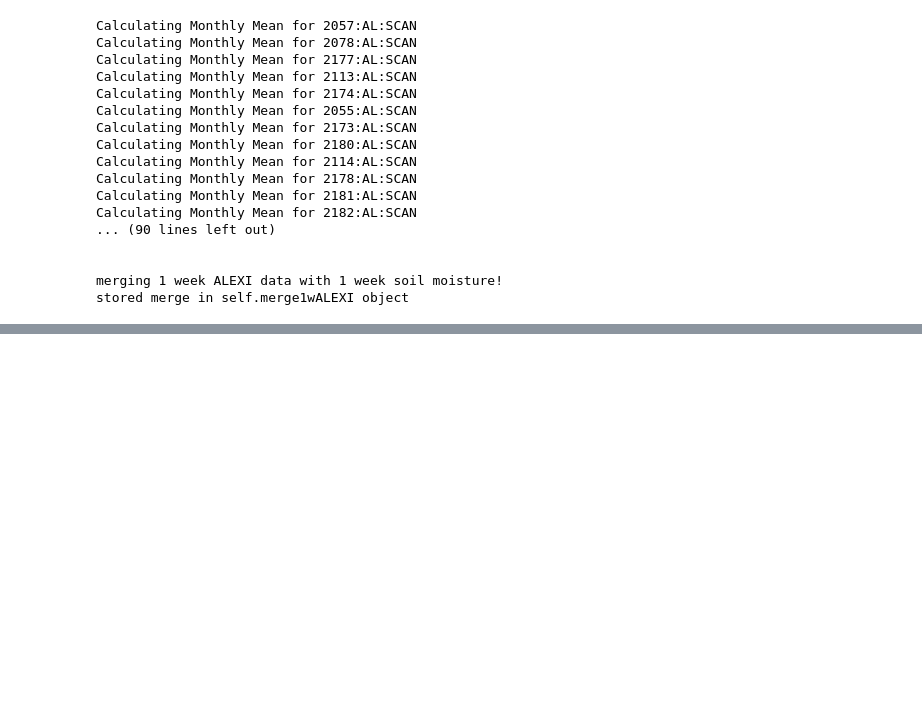
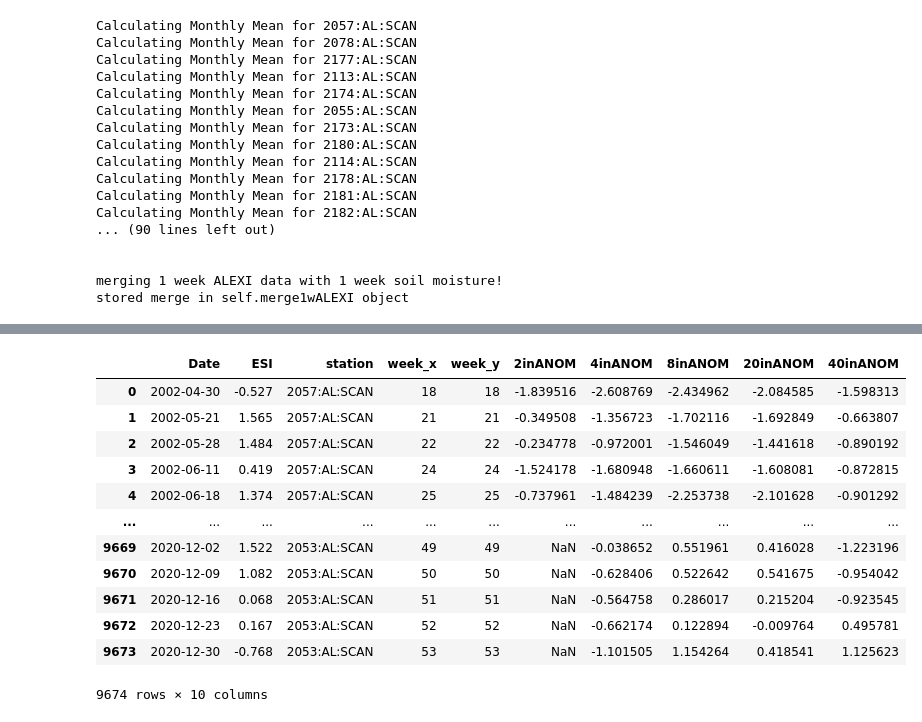
Before and after one commit to Corey4005/SCANAnalysis, a Jupyter notebook: notebooks/anomaly_analysis.ipynb, the cells around one changed output, grey strips where cells are left out. Cells and saved outputs as stored; diff of their text form; code cells hidden in the pictures; blank space fills up the shorter version.

```diff
--- a/notebooks/anomaly_analysis.ipynb
+++ b/notebooks/anomaly_analysis.ipynb
@@ -109,0 +172,13 @@ for station in df['station'].unique():
+# %%
+#calculate all anomalies
+smdfmerged['2inANOM']=(smdfmerged['SMS-2.0in']-smdfmerged['2inAllWeeksMean'])/smdfmerged['2inAllWeeksSTDev']
+smdfmerged['4inANOM']=(smdfmerged['SMS-4.0in']-smdfmerged['4inAllWeeksMean'])/smdfmerged['4inAllWeeksSTDev']
+smdfmerged['8inANOM']=(smdfmerged['SMS-8.0in']-smdfmerged['8inAllWeeksMean'])/smdfmerged['8inAllWeeksSTDev']
+smdfmerged['20inANOM']=(smdfmerged['SMS-20.0in']-smdfmerged['20inAllWeeksMean'])/smdfmerged['20inAllWeeksSTDev']
+smdfmerged['40inANOM']=(smdfmerged['SMS-40.0in']-smdfmerged['40inAllWeeksMean'])/smdfmerged['40inAllWeeksSTDev']
+# %%
+#reset esi df
+esidf.reset_index(inplace=True)
+# %%
+SMAnomalyFrame = smdfmerged[['Date','station', 'week', '2inANOM', '4inANOM', '8inANOM', '20inANOM', '40inANOM']] #reduce dataframe
+SMAnomalyFrame
@@ -109,0 +199,18 @@ for station in df['station'].unique():
+# %%
+finalFrame = pd.merge(esidf, SMAnomalyFrame, on=['Date','station'])
+# %%
+finalFrame
+# %% [output]
+|  | Date | ESI | station | week_x | week_y | 2inANOM | 4inANOM | 8inANOM | 20inANOM | 40inANOM |
+| 0 | 2002-04-30 | -0.527 | 2057:AL:SCAN | 18 | 18 | -1.839516 | -2.608769 | -2.434962 | -2.084585 | -1.598313 |
+| 1 | 2002-05-21 | 1.565 | 2057:AL:SCAN | 21 | 21 | -0.349508 | -1.356723 | -1.702116 | -1.692849 | -0.663807 |
+| 2 | 2002-05-28 | 1.484 | 2057:AL:SCAN | 22 | 22 | -0.234778 | -0.972001 | -1.546049 | -1.441618 | -0.890192 |
+| 3 | 2002-06-11 | 0.419 | 2057:AL:SCAN | 24 | 24 | -1.524178 | -1.680948 | -1.660611 | -1.608081 | -0.872815 |
+| 4 | 2002-06-18 | 1.374 | 2057:AL:SCAN | 25 | 25 | -0.737961 | -1.484239 | -2.253738 | -2.101628 | -0.901292 |
+| ... | ... | ... | ... | ... | ... | ... | ... | ... | ... | ... |
+| 9669 | 2020-12-02 | 1.522 | 2053:AL:SCAN | 49 | 49 | NaN | -0.038652 | 0.551961 | 0.416028 | -1.223196 |
+| 9670 | 2020-12-09 | 1.082 | 2053:AL:SCAN | 50 | 50 | NaN | -0.628406 | 0.522642 | 0.541675 | -0.954042 |
+| 9671 | 2020-12-16 | 0.068 | 2053:AL:SCAN | 51 | 51 | NaN | -0.564758 | 0.286017 | 0.215204 | -0.923545 |
+| 9672 | 2020-12-23 | 0.167 | 2053:AL:SCAN | 52 | 52 | NaN | -0.662174 | 0.122894 | -0.009764 | 0.495781 |
+| 9673 | 2020-12-30 | -0.768 | 2053:AL:SCAN | 53 | 53 | NaN | -1.101505 | 1.154264 | 0.418541 | 1.125623 |
+9674 rows × 10 columns
```
Also changed, not shown: parts of 15 cells of this notebook, 2 other files.
